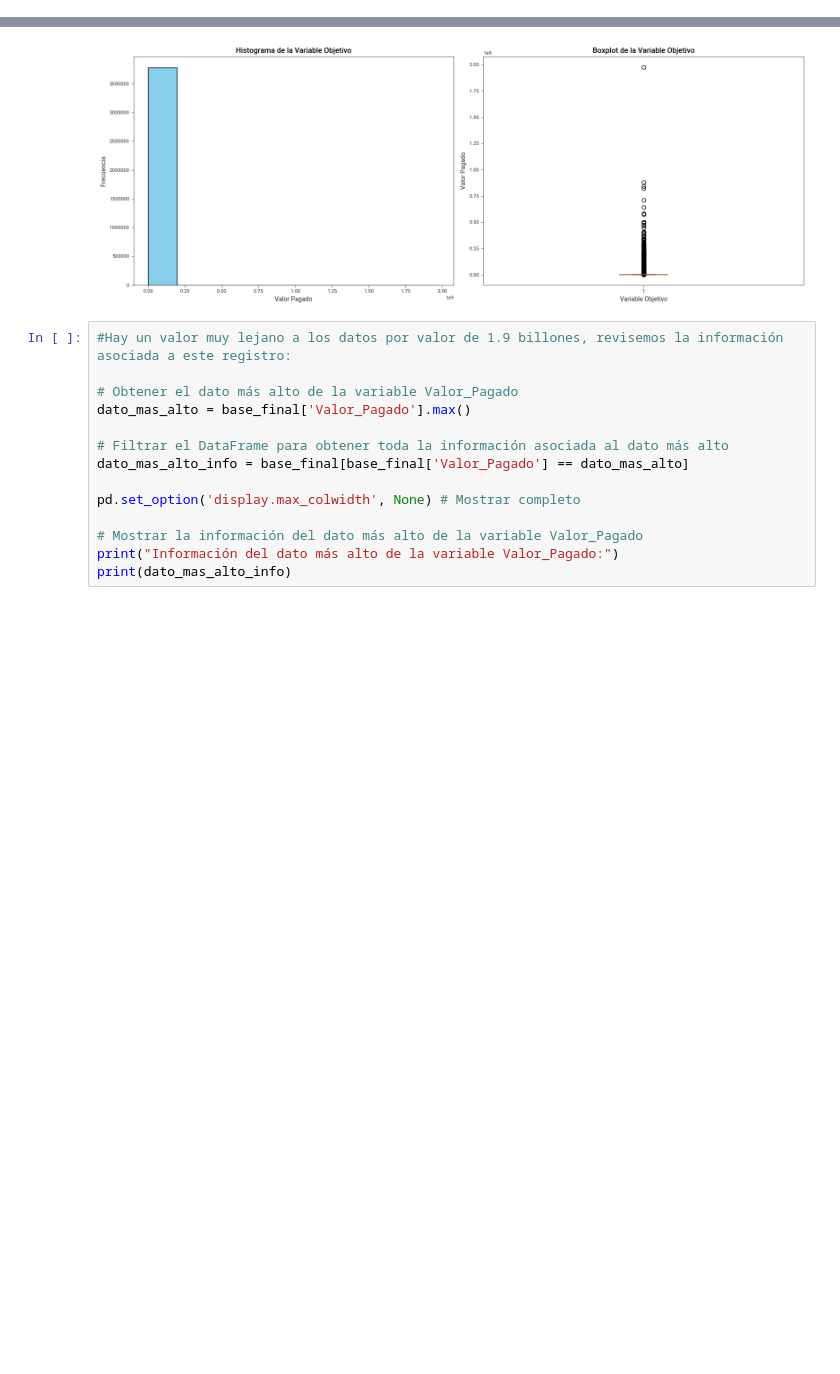
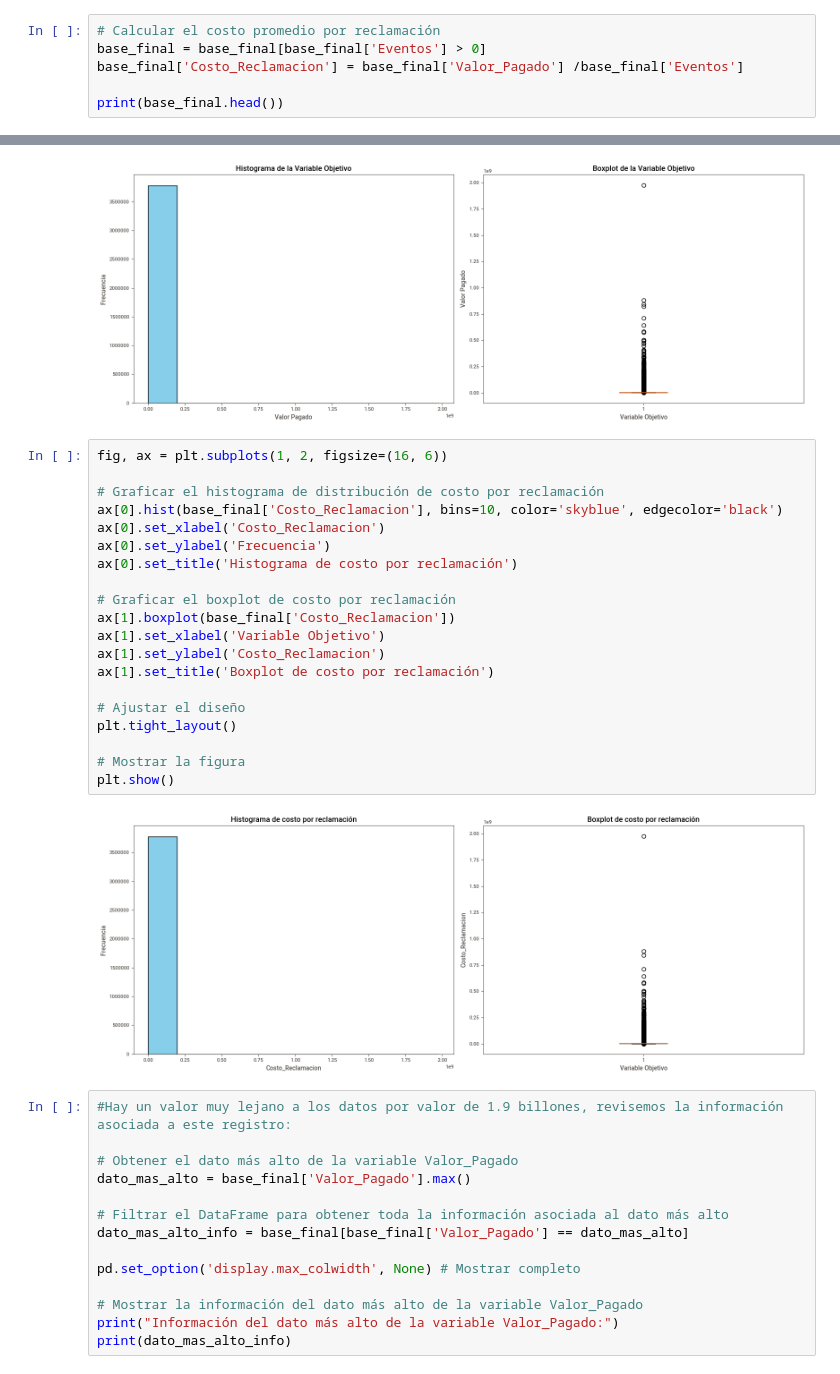
Before and after one commit to veronica1908/FINANZAS_E4_AIII, a Jupyter notebook: b_Limpieza_Transformacion_A_Exploratorio.ipynb, the cells around one changed output, grey strips where cells are left out. Cells and saved outputs as stored; diff of their text form; blank space fills up the shorter version.

Commit message:
Agrego variable: costo/reclamación

```diff
--- a/b_Limpieza_Transformacion_A_Exploratorio.ipynb
+++ b/b_Limpieza_Transformacion_A_Exploratorio.ipynb
@@ -429,3 +429,9 @@ Asegurado_Id
 58584529     10
 58584580     23
 Name: Eventos, Length: 235442, dtype: int64
+# %%
+# Calcular el costo promedio por reclamación
+base_final = base_final[base_final['Eventos'] > 0]
+base_final['Costo_Reclamacion'] = base_final['Valor_Pagado'] /base_final['Eventos']
+
+print(base_final.head())
@@ -486,6 +522,28 @@ plt.tight_layout()
 plt.show()
 # %% [output]
 [figure]
+# %%
+fig, ax = plt.subplots(1, 2, figsize=(16, 6))
+
+# Graficar el histograma de distribución de costo por reclamación
+ax[0].hist(base_final['Costo_Reclamacion'], bins=10, color='skyblue', edgecolor='black')
+ax[0].set_xlabel('Costo_Reclamacion')
+ax[0].set_ylabel('Frecuencia')
+ax[0].set_title('Histograma de costo por reclamación')
+
+# Graficar el boxplot de costo por reclamación
+ax[1].boxplot(base_final['Costo_Reclamacion'])
+ax[1].set_xlabel('Variable Objetivo')
+ax[1].set_ylabel('Costo_Reclamacion')
+ax[1].set_title('Boxplot de costo por reclamación')
+
+# Ajustar el diseño
+plt.tight_layout()
+
+# Mostrar la figura
+plt.show()
+# %% [output]
+[figure, added]
 # %%
 #Hay un valor muy lejano a los datos por valor de 1.9 billones, revisemos la información asociada a este registro:
 
```
Also changed, not shown: parts of 4 cells of this notebook.
